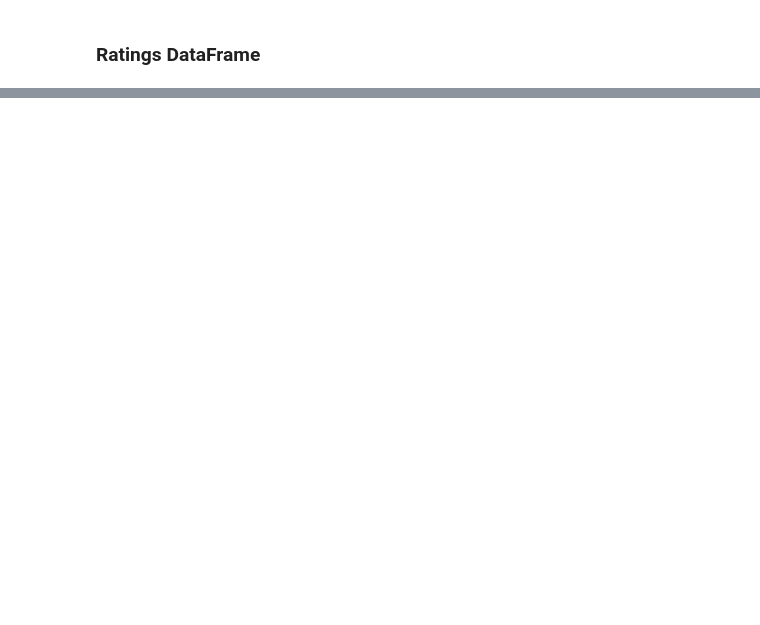
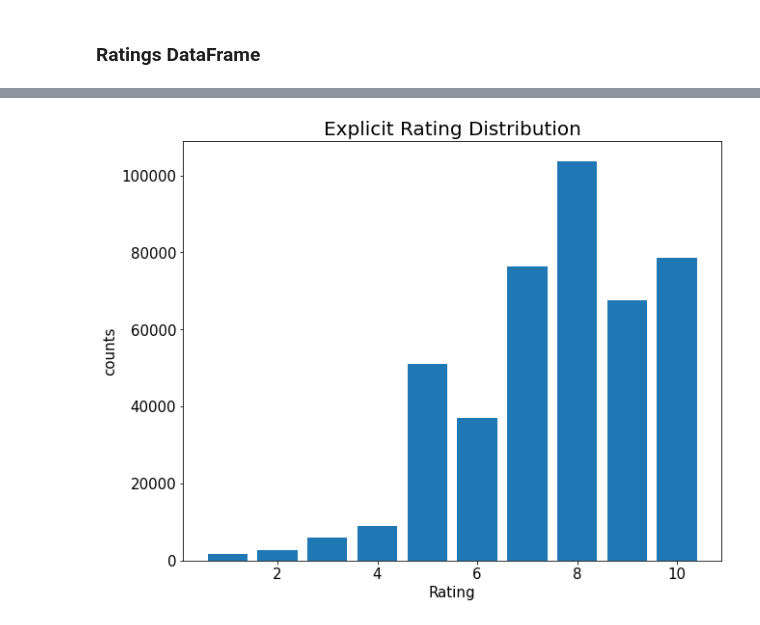
Before and after one commit to mohsenMahmoodzadeh/book-crossing-recommender-system, a Jupyter notebook: Data_Preprocessing.ipynb, the cells around one changed output, grey strips where cells are left out. Cells and saved outputs as stored; diff of their text form; code cells hidden in the pictures; blank space fills up the shorter version.

```diff
--- a/Data_Preprocessing.ipynb
+++ b/Data_Preprocessing.ipynb
@@ -228,0 +268,12 @@ msno.bar(books)
+# %%
+rtg = ratings.bookRating.value_counts().sort_index()
+
+plt.figure(figsize=(10, 8))
+plt.rcParams.update({'font.size': 15}) # Set larger plot font size
+plt.bar(rtg.index, rtg.values)
+plt.xlabel('Rating')
+plt.ylabel('counts')
+plt.title('Explicit Rating Distribution',size=20)
+plt.show()
+# %% [output]
+[figure, added]
```
Also changed, not shown: parts of 6 cells of this notebook.
